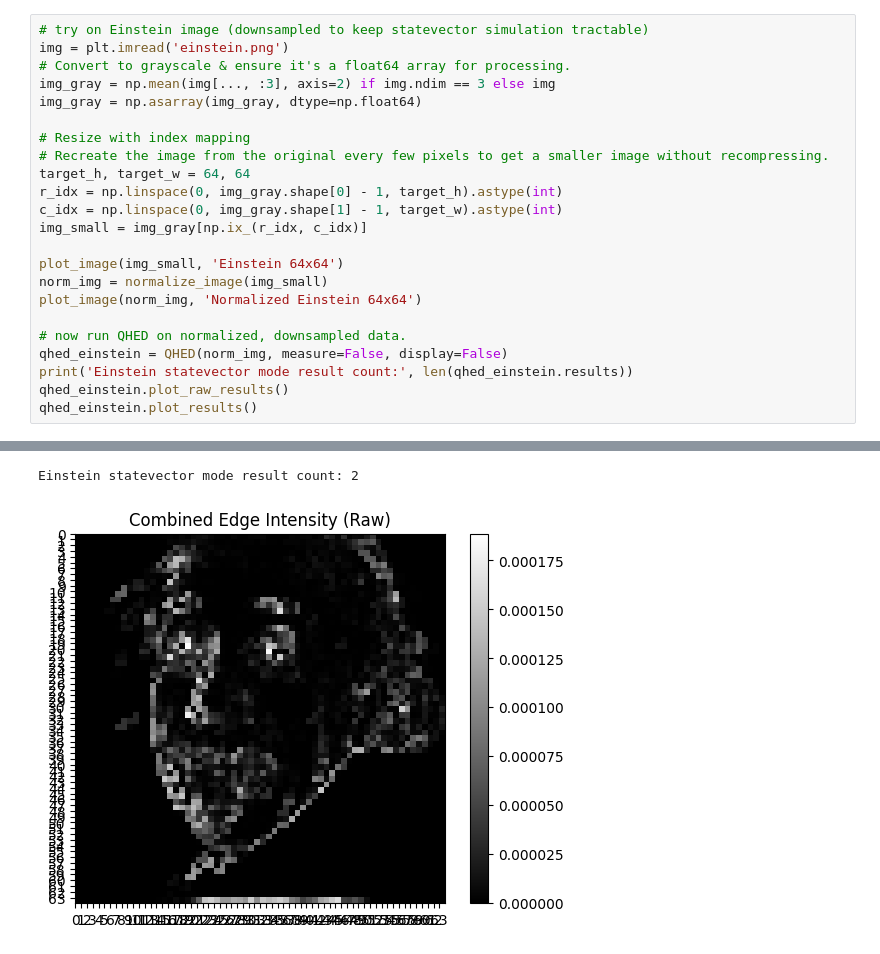
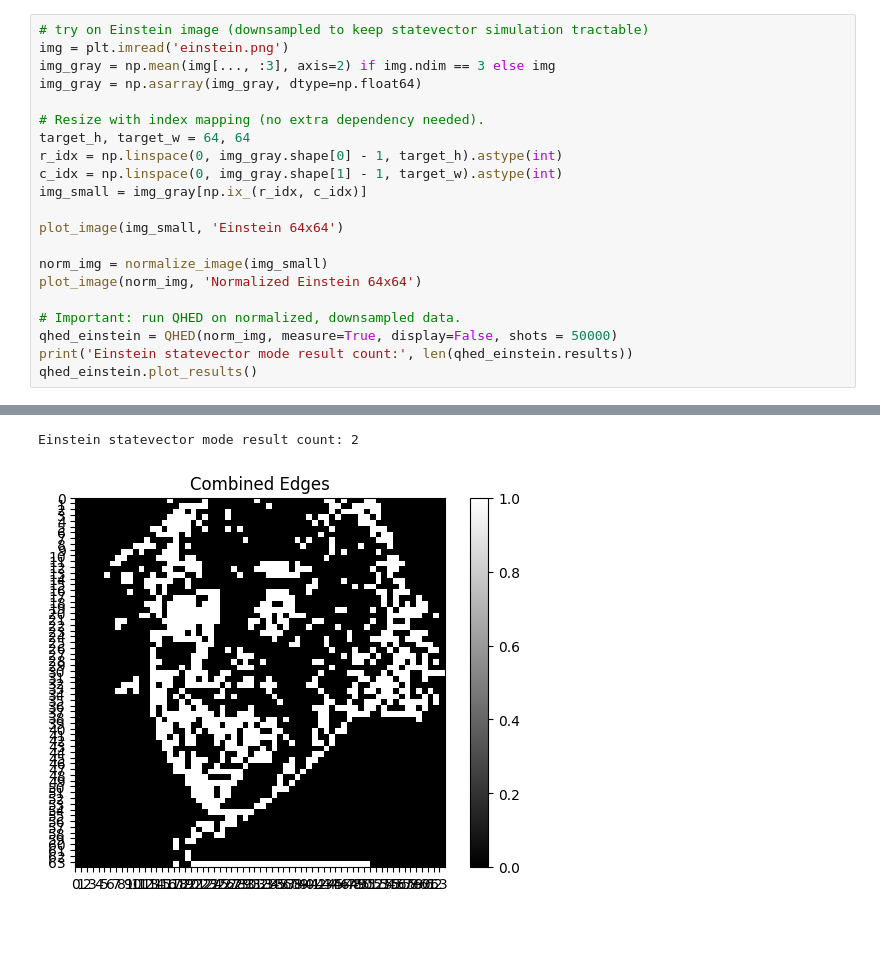
Before and after one commit to jjdcorke/Quantum-Edge-Detection---QIC890, a Jupyter notebook: QHED.ipynb, the cells around one changed output, grey strips where cells are left out. Saved outputs shown, nothing was run; the diff lists cells and outputs as text.

```diff
--- a/QHED.ipynb
+++ b/QHED.ipynb
@@ -51,28 +83,26 @@ qhed2.plot_results()
 # %%
 # try on Einstein image (downsampled to keep statevector simulation tractable)
 img = plt.imread('einstein.png')
-# Convert to grayscale & ensure it's a float64 array for processing.
 img_gray = np.mean(img[..., :3], axis=2) if img.ndim == 3 else img
 img_gray = np.asarray(img_gray, dtype=np.float64)
 
-# Resize with index mapping
-# Recreate the image from the original every few pixels to get a smaller image without recompressing.
+# Resize with index mapping (no extra dependency needed).
 target_h, target_w = 64, 64
 r_idx = np.linspace(0, img_gray.shape[0] - 1, target_h).astype(int)
 c_idx = np.linspace(0, img_gray.shape[1] - 1, target_w).astype(int)
 img_small = img_gray[np.ix_(r_idx, c_idx)]
 
 plot_image(img_small, 'Einstein 64x64')
+
 norm_img = normalize_image(img_small)
 plot_image(norm_img, 'Normalized Einstein 64x64')
 
-# now run QHED on normalized, downsampled data.
-qhed_einstein = QHED(norm_img, measure=False, display=False)
+# Important: run QHED on normalized, downsampled data.
+qhed_einstein = QHED(norm_img, measure=True, display=False, shots = 50000)
 print('Einstein statevector mode result count:', len(qhed_einstein.results))
-qhed_einstein.plot_raw_results()
 qhed_einstein.plot_results()
 # %% [output]
 [figure]
 [figure]
 Einstein statevector mode result count: 2
-[figure, old version]
+[figure, new version]
```
Also changed, not shown: parts of 12 cells of this notebook.
